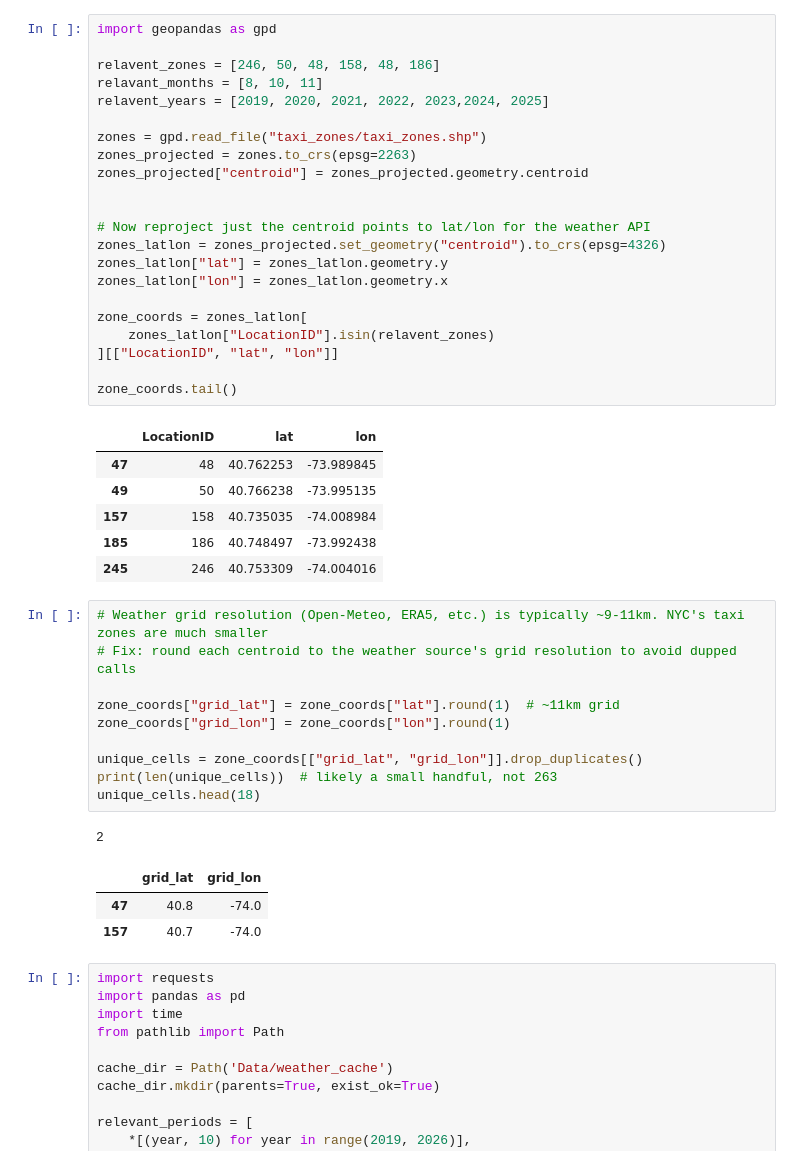
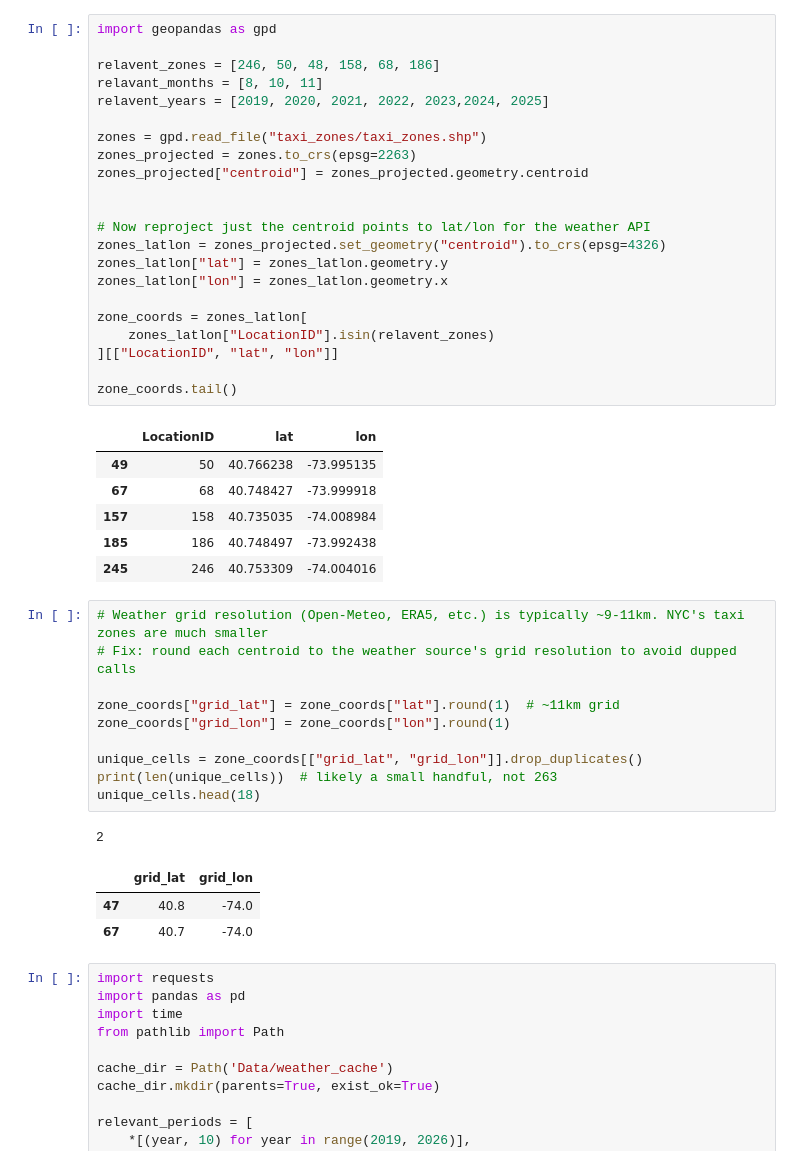
Before and after one commit to jovi-ng/MAST30034-Project-1, a Jupyter notebook: Weather.ipynb, the cells around one changed output. Drawn from its saved outputs; the diff is of its cells as text.

```diff
--- a/Weather.ipynb
+++ b/Weather.ipynb
@@ -1,29 +1,29 @@
 # %%
 import geopandas as gpd
 
-relavent_zones = [246, 50, 48, 158, 48, 186]
+relavent_zones = [246, 50, 48, 158, 68, 186]
 relavant_months = [8, 10, 11]
 relavent_years = [2019, 2020, 2021, 2022, 2023,2024, 2025]
 
 zones = gpd.read_file("taxi_zones/taxi_zones.shp")
 zones_projected = zones.to_crs(epsg=2263)
 zones_projected["centroid"] = zones_projected.geometry.centroid
 
 
 # Now reproject just the centroid points to lat/lon for the weather API
 zones_latlon = zones_projected.set_geometry("centroid").to_crs(epsg=4326)
 zones_latlon["lat"] = zones_latlon.geometry.y
 zones_latlon["lon"] = zones_latlon.geometry.x
 
 zone_coords = zones_latlon[
     zones_latlon["LocationID"].isin(relavent_zones)
 ][["LocationID", "lat", "lon"]]
 
 zone_coords.tail()
 # %% [output]
 |  | LocationID | lat | lon |
-| 47 | 48 | 40.762253 | -73.989845 |
 | 49 | 50 | 40.766238 | -73.995135 |
+| 67 | 68 | 40.748427 | -73.999918 |
 | 157 | 158 | 40.735035 | -74.008984 |
 | 185 | 186 | 40.748497 | -73.992438 |
 | 245 | 246 | 40.753309 | -74.004016 |
@@ -41,7 +41,7 @@ unique_cells.head(18)
 2
 |  | grid_lat | grid_lon |
 | 47 | 40.8 | -74.0 |
-| 157 | 40.7 | -74.0 |
+| 67 | 40.7 | -74.0 |
 # %%
 import requests
 import pandas as pd
```
Also changed, not shown: parts of 2 cells of this notebook, 3 other files.
